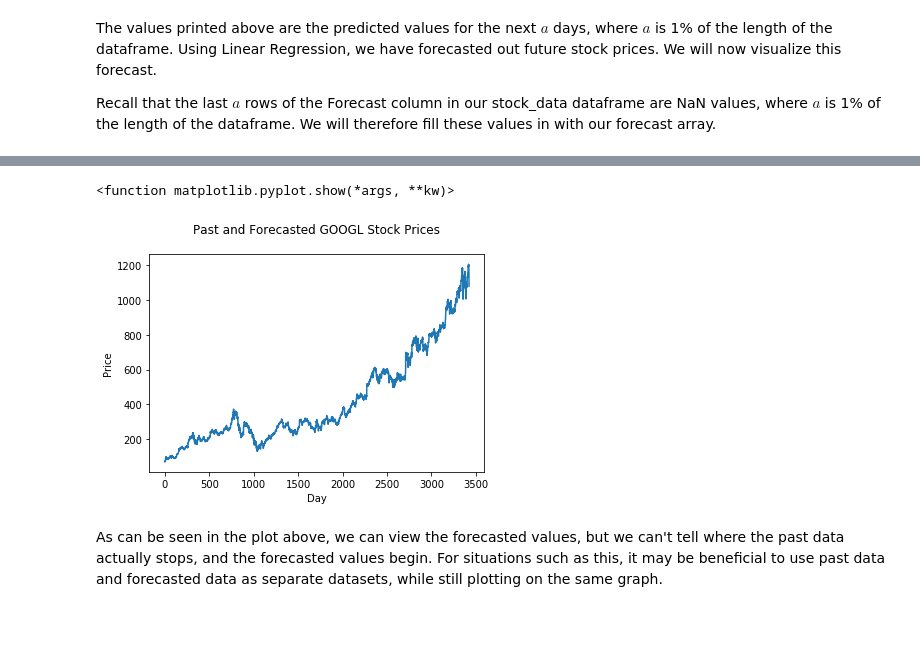
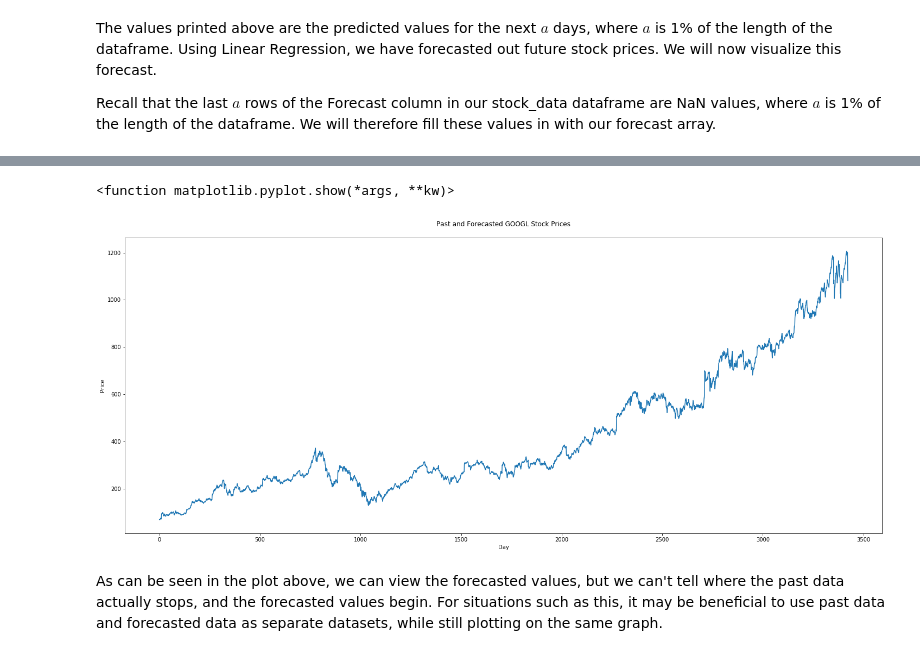
Before and after one commit to TylerTompa/Learn_Machine_Learning, a Jupyter notebook: Linear_Regression/4_Predicting_and_Forecasting.ipynb, the cells around one changed output, grey strips where cells are left out. Drawn from its saved outputs; the diff is of its cells as text; code cells hidden in the pictures; blank space fills up the shorter version.

Commit message:
create plot figure for 'bad' plot and enlarge

```diff
--- a/Linear_Regression/4_Predicting_and_Forecasting.ipynb
+++ b/Linear_Regression/4_Predicting_and_Forecasting.ipynb
@@ -186,16 +186,22 @@ print(stock_data.tail(forecast_out+2))
 # %%
 # import plotting library and visualize past data,
 # along with forecasted data
 %matplotlib inline
 import matplotlib.pyplot as plt
+# Create plot figure
+plt.figure(figsize=(25,10))
+
+# plot past and forecasted data
 plt.plot(stock_data["Forecast"])
+
+# Add title and axis labels
 plt.title("Past and Forecasted GOOGL Stock Prices\n")
 plt.xlabel("Day")
 plt.ylabel("Price")
 plt.show
 # %% [output]
 <function matplotlib.pyplot.show(*args, **kw)>
-[figure, old version]
+[figure, new version]
 # %% [markdown]
 As can be seen in the plot above, we can view the forecasted values, but we can't tell where the past data actually stops, and the forecasted values begin.  For situations such as this, it may be beneficial to use past data and forecasted data as separate datasets, while still plotting on the same graph.
 # %%
```
Also changed, not shown: parts of 4 cells of this notebook.
